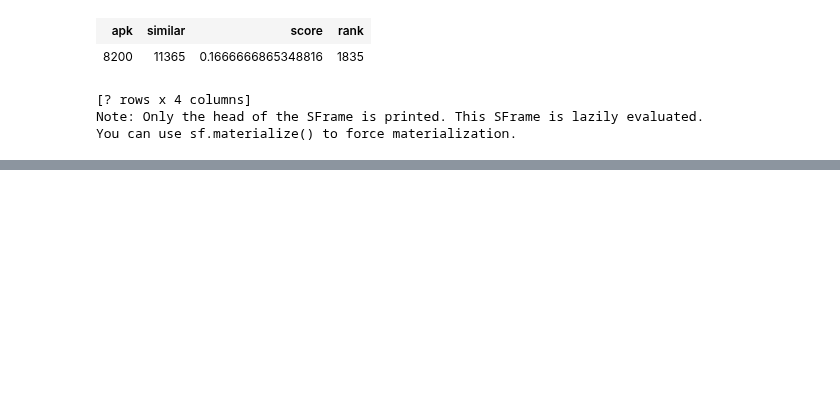
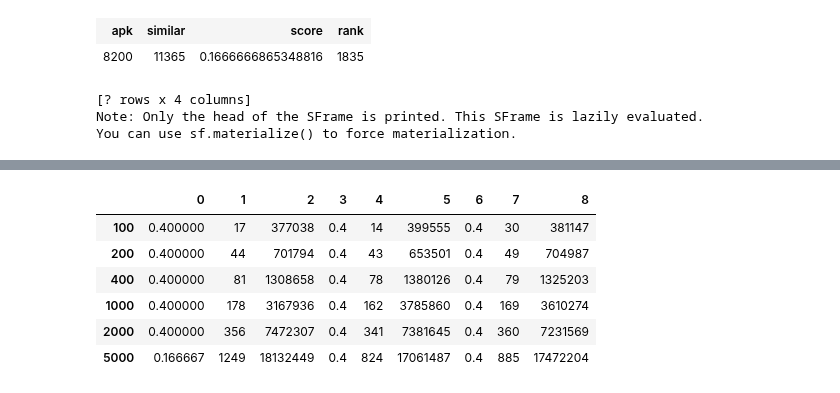
Before and after one commit to jrybicki-jsc/smms, a Jupyter notebook: graphla/distanceproblems.ipynb, the cells around one changed output, grey strips where cells are left out. Cells and saved outputs as stored; diff of their text form; code cells hidden in the pictures; blank space fills up the shorter version.

```diff
--- a/graphla/distanceproblems.ipynb
+++ b/graphla/distanceproblems.ipynb
@@ -232,0 +165,16 @@ plt.ylabel('Error value');
+# %%
+def get_similars(data, apks, k=None):
+    if not k:
+        k = len(apks)
+
+    sim_recom = tc.item_similarity_recommender.create(data,
+                                                  user_id='function',
+                                                  item_id='apk',
+                                                  similarity_type='jaccard',
+                                                  only_top_k=k,
+                                                  threshold=0.0, verbose=False)
+    return sim_recom.get_similar_items(apks, k=k)
+# %%
+def get_tc(a, b, similars):
+    res = similars[(similars['apk']==a)&(similars['similar']==b)]
+    return res
@@ -232,0 +183,15 @@ plt.ylabel('Error value');
+# %%
+distances = defaultdict(list)
+a = 8200
+b = 11365
+for r in range(3):
+    for size in [100, 200, 400, 1000,2000, 5000]:
+        sample = random.sample(list(apks), k=size)
+        sample.extend([a,b])
+
+        fu = mw.filter_by(values=sample, column_name='apk')
+        sims = get_similars(data=fu, apks=sample)
+
+        res = get_tc(a=a, b=b, similars=sims)
+        if any(res):
+            distances[size].extend([res[0]['score'], res[0]['rank'],fu.shape[0]])
@@ -232,0 +218,10 @@ plt.ylabel('Error value');
+# %%
+pd.DataFrame.from_dict(distances, orient='index')
+# %% [output]
+|  | 0 | 1 | 2 | 3 | 4 | 5 | 6 | 7 | 8 |
+| 100 | 0.400000 | 17 | 377038 | 0.4 | 14 | 399555 | 0.4 | 30 | 381147 |
+| 200 | 0.400000 | 44 | 701794 | 0.4 | 43 | 653501 | 0.4 | 49 | 704987 |
+| 400 | 0.400000 | 81 | 1308658 | 0.4 | 78 | 1380126 | 0.4 | 79 | 1325203 |
+| 1000 | 0.400000 | 178 | 3167936 | 0.4 | 162 | 3785860 | 0.4 | 169 | 3610274 |
+| 2000 | 0.400000 | 356 | 7472307 | 0.4 | 341 | 7381645 | 0.4 | 360 | 7231569 |
+| 5000 | 0.166667 | 1249 | 18132449 | 0.4 | 824 | 17061487 | 0.4 | 885 | 17472204 |
```
Also changed, not shown: parts of 38 cells of this notebook.
